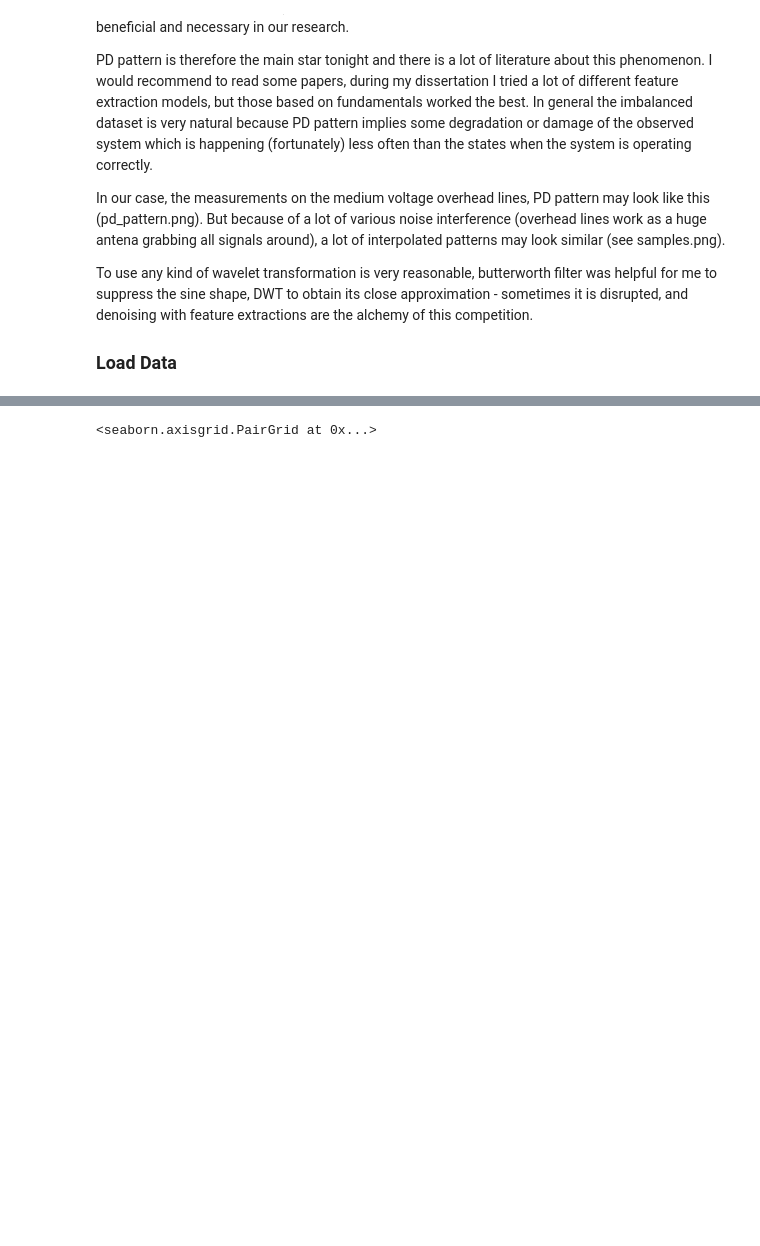
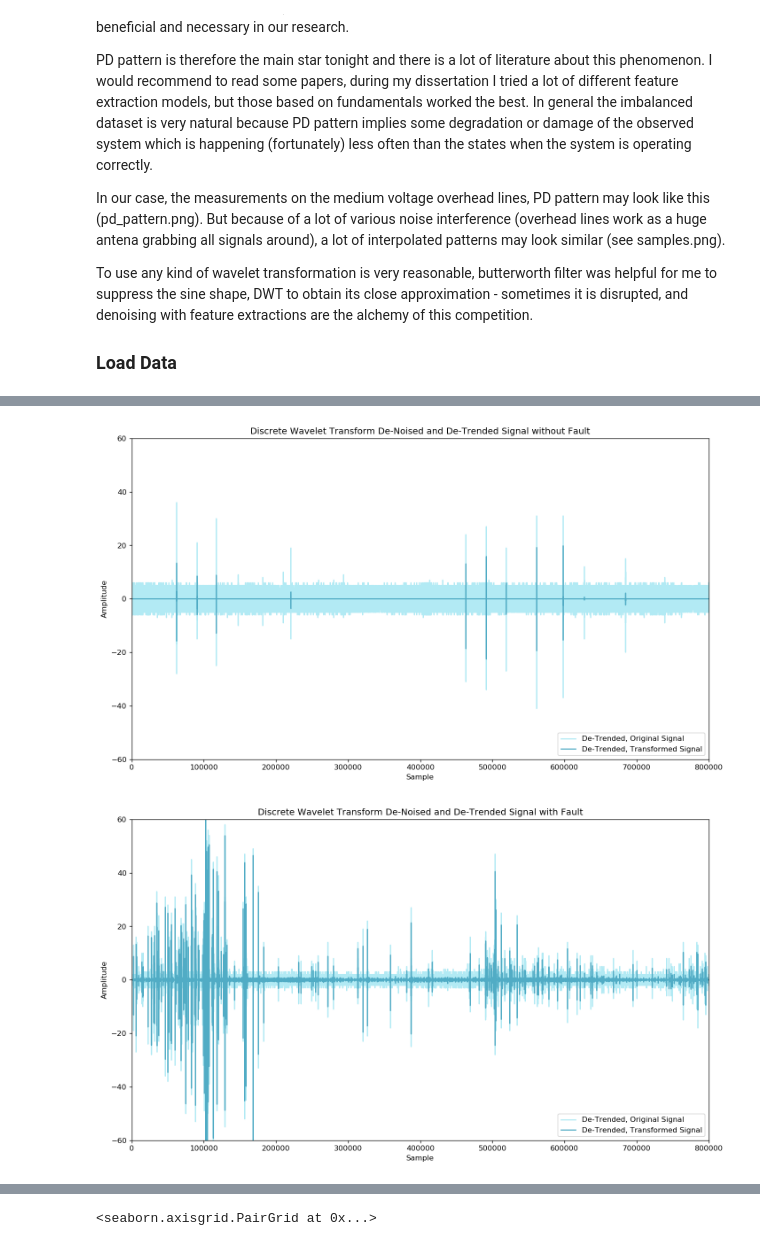
Before and after one commit to jeffreyegan/VSB_Power_Line_Fault_Detection, a Jupyter notebook: VSB_Final.ipynb, the cells around one changed output, grey strips where cells are left out. Cells and saved outputs as stored; diff of their text form; code cells hidden in the pictures; blank space fills up the shorter version.

```diff
--- a/VSB_Final.ipynb
+++ b/VSB_Final.ipynb
@@ -116,34 +116,37 @@ signal_1 =  waveletSmooth(subset_train["34"], wavelet="db4", level=1, title=titl
 # %%
 import pywt
 from statsmodels.robust import mad
 from scipy import signal
 
 def waveletSmoothDetrend( x, wavelet="db4", level=1, title=None ):
     # calculate the wavelet coefficients
     coeff = pywt.wavedec( x, wavelet, mode="per" )
     # calculate a threshold
     sigma = mad( coeff[-level] )
     # changing this threshold also changes the behavior,
     # but I have not played with this very much
     uthresh = sigma * np.sqrt( 2*np.log( len( x ) ) )
     coeff[1:] = ( pywt.threshold( i, value=uthresh, mode="soft" ) for i in coeff[1:] )
     # reconstruct the signal using the thresholded coefficients
     y = pywt.waverec( coeff, wavelet, mode="per" )
-    #f, ax = plt.subplots(figsize=(14, 8), dpi= 120, facecolor='w', edgecolor='k')
+    f, ax = plt.subplots(figsize=(14, 8), dpi= 120, facecolor='w', edgecolor='k')
     blues = ["#66D7EB", "#51ACC5", "#3E849E", "#2C5F78", "#1C3D52", "#0E1E2B"]
-    #plt.plot( x.diff(), color="#66D7EB", alpha=0.5, label="De-Trended, Original Signal")
-    #plt.plot( np.diff(y, n=1), color="#51ACC5", label="De-Trended, Transformed Signal" )
-    #plt.ylim((-60, 60))
-    #plt.xlabel('Sample')
-    #plt.ylabel('Amplitude')
-    #plt.legend(loc='lower right')
-    #if title:
-    #    ax.set_title(title)
-    #ax.set_xlim((0,len(y)))
+    plt.plot( x.diff(), color="#66D7EB", alpha=0.5, label="De-Trended, Original Signal")
+    plt.plot( np.diff(y, n=1), color="#51ACC5", label="De-Trended, Transformed Signal" )
+    plt.ylim((-60, 60))
+    plt.xlabel('Sample')
+    plt.ylabel('Amplitude')
+    plt.legend(loc='lower right')
+    if title:
+        ax.set_title(title)
+    ax.set_xlim((0,len(y)))
     return np.diff(y, n=1)
 
 
 title0 = 'Discrete Wavelet Transform De-Noised and De-Trended Signal without Fault'
 title1 = 'Discrete Wavelet Transform De-Noised and De-Trended Signal with Fault'
-signal_0 =  waveletSmoothDetrend(subset_train["33"], wavelet="db4", level=1, title=title0 )
-signal_1 =  waveletSmoothDetrend(subset_train["34"], wavelet="db4", level=1, title=title1 )
+signal_0 =  waveletSmoothDetrend(subset_train["8"], wavelet="db4", level=1, title=title0 )
+signal_1 =  waveletSmoothDetrend(subset_train["3"], wavelet="db4", level=1, title=title1 )
+# %% [output]
+[figure, added]
+[figure, added]
```
Also changed, not shown: parts of 10 cells of this notebook, 2 other files.
